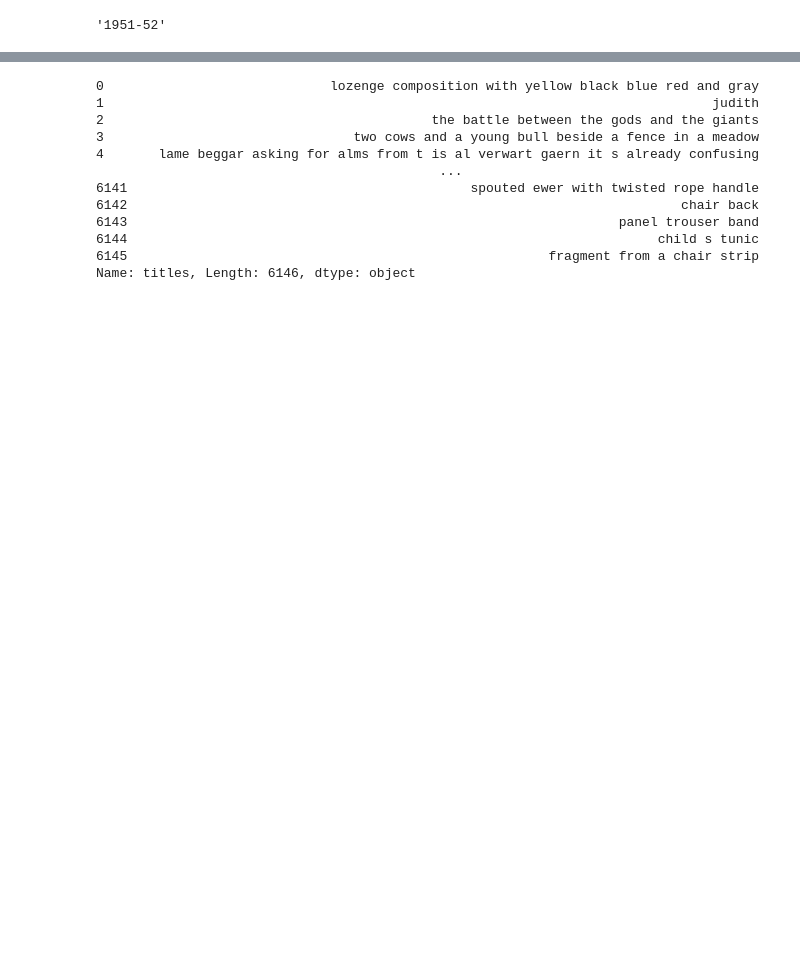
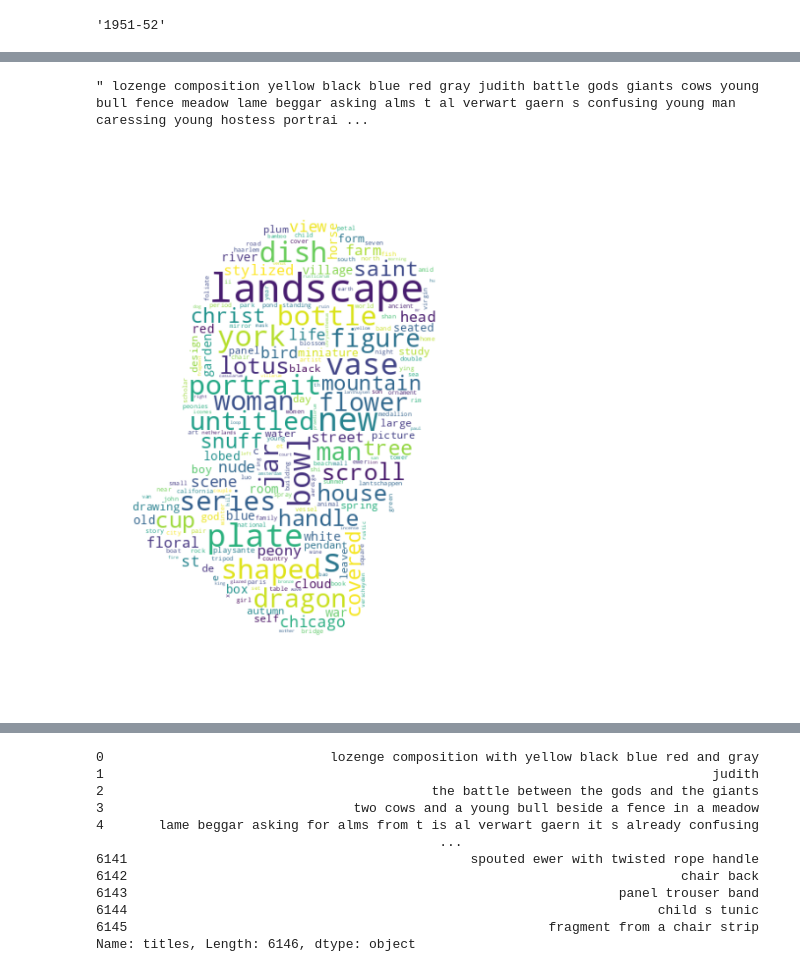
Before and after one commit to Neloy-Barman/Artwork-Description-Generator, a Jupyter notebook: notebooks/tabular_data_cleaning.ipynb, the cells around one changed output, grey strips where cells are left out. Drawn from its saved outputs; the diff is of its cells as text; code cells hidden in the pictures; blank space fills up the shorter version.

Commit message:
cloud mask image and data cleaning processing

```diff
--- a/notebooks/tabular_data_cleaning.ipynb
+++ b/notebooks/tabular_data_cleaning.ipynb
@@ -413,0 +618,7 @@ LangDetectException: No features in text.
+# %%
+indices_to_drop = [i for i, title in enumerate(df['titles']) if title == '']
+len(indices_to_drop)
+
+df = df.drop(indices_to_drop).reset_index(drop=True)
+
+df.shape
@@ -413,0 +627,20 @@ LangDetectException: No features in text.
+# %%
+titles_dict = df['titles'].value_counts().to_dict()
+
+multiple_same_titles = {key: 0 for key, value in titles_dict.items() if value > 1}
+
+len(multiple_same_titles)
+
+indices_to_drop = []
+
+for i in range(len(df)):
+  if df.iloc[i]['titles'] in multiple_same_titles.keys() and multiple_same_titles[df.iloc[i]['titles']] == 0:
+    multiple_same_titles[df.iloc[i]['titles']] = 1
+  elif df.iloc[i]['titles'] in multiple_same_titles.keys() and multiple_same_titles[df.iloc[i]['titles']] == 1:
+    indices_to_drop.append(i)
+
+len(indices_to_drop)
+
+df = df.drop(indices_to_drop).reset_index(drop=True)
+
+df.shape
@@ -413,0 +711,8 @@ LangDetectException: No features in text.
+# %%
+text = ""
+for title in df['titles']:
+  text += " "+title
+# %%
+text
+# %% [output]
+" lozenge composition yellow black blue red gray judith battle gods giants cows young bull fence meadow lame beggar asking alms t al verwart gaern s confusing young man caressing young hostess portrai ...
@@ -413,0 +721,8 @@ LangDetectException: No features in text.
+# %%
+word_cloud = WordCloud(
+    collocations = False,
+    background_color = 'white',
+    mask = mask,
+    contour_color = 'white',
+    contour_width = 1
+).generate(text)
@@ -413,0 +732,7 @@ LangDetectException: No features in text.
+# %%
+plt.figure(figsize=(15,8))
+plt.imshow(word_cloud, interpolation='bilinear')
+plt.axis("off")
+plt.show()
+# %% [output]
+[figure, added]
```
Also changed, not shown: parts of 65 cells of this notebook, 1 other file.
